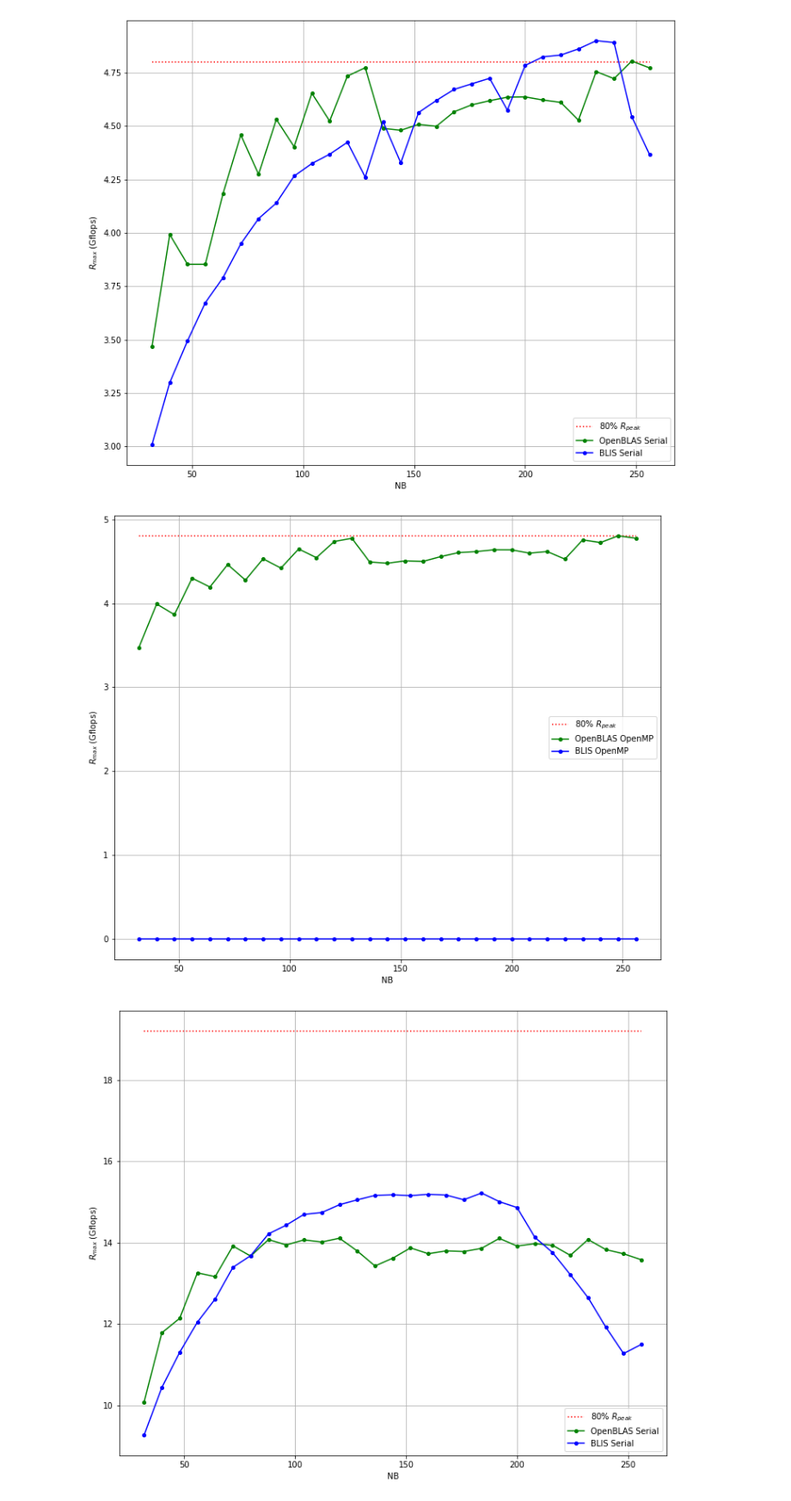
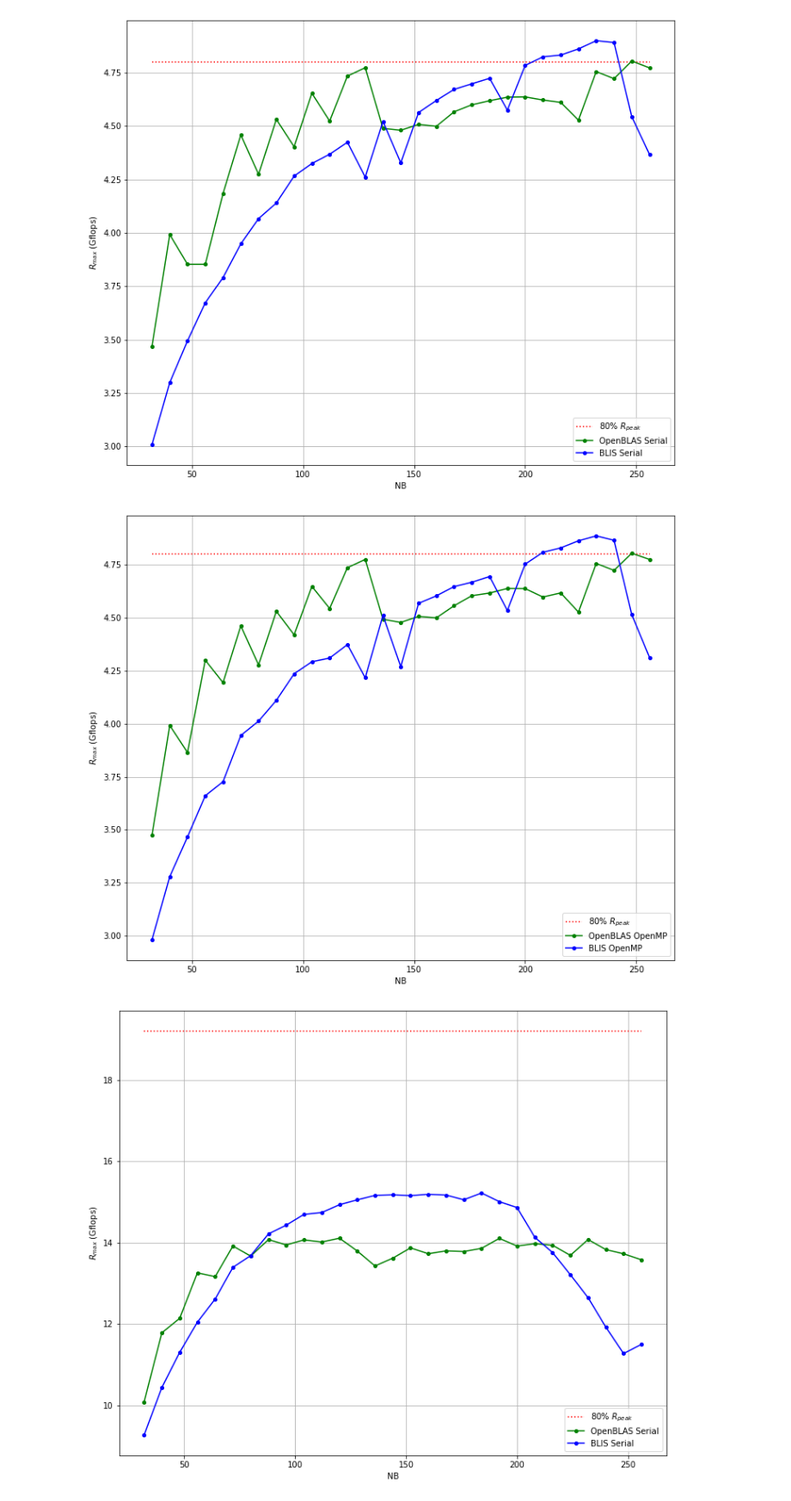
Before and after one commit to johnduffymsc/dissertation, a Jupyter notebook: picluster.ipynb, the cells around one changed output. Shown: that part at 86% size. Cells and saved outputs as stored; diff of their text form; code cells hidden in the pictures.

```diff
--- a/picluster.ipynb
+++ b/picluster.ipynb
@@ -174,64 +174,64 @@ openblas_openmp = [
     4.4988e+00,
     4.5559e+00,
     4.6034e+00,
     4.6161e+00,
     4.6374e+00,
     4.6368e+00,
     4.5972e+00,
     4.6166e+00,
     4.5262e+00,
     4.7554e+00,
     4.7229e+00,
     4.8034e+00,
     4.7744e+00
 ]
 
 blis_openmp = [
-    0,
-    0,
-    0,
-    0,
-    0,
-    0,
-    0,
-    0,
-    0,
-    0,
-    0,
-    0,
-    0,
-    0,
-    0,
-    0,
-    0,
-    0,
-    0,
-    0,
-    0,
-    0,
-    0,
-    0,
-    0,
-    0,
-    0,
-    0,
-    0
+    2.9813e+00,
+    3.2788e+00,
+    3.4664e+00,
+    3.6604e+00,
+    3.7267e+00,
+    3.9445e+00,
+    4.0123e+00,
+    4.1100e+00,
+    4.2354e+00,
+    4.2921e+00,
+    4.3095e+00,
+    4.3731e+00,
+    4.2167e+00,
+    4.5103e+00,
+    4.2690e+00,
+    4.5673e+00,
+    4.6026e+00,
+    4.6463e+00,
+    4.6668e+00,
+    4.6939e+00,
+    4.5335e+00,
+    4.7521e+00,
+    4.8080e+00,
+    4.8288e+00,
+    4.8622e+00,
+    4.8853e+00,
+    4.8647e+00,
+    4.5139e+00,
+    4.3119e+00
 ]
 
 plt.figure(figsize=(12, 10))
 #plt.title("Baseline $R_{max}$ vs NB 1 Core 80% Memory")
 plt.plot([32, 256], [R_PEAK_PER_CORE_80, R_PEAK_PER_CORE_80], ":", markersize=4, color="red")
 plt.plot(nb, openblas_openmp, "-go", markersize=4)
 plt.plot(nb, blis_openmp, "-bo", markersize=4)
 plt.xlabel("NB")
 plt.ylabel("$R_{max}$ (Gflops)")
 plt.legend(["80% $R_{peak}$", "OpenBLAS OpenMP", "BLIS OpenMP"])
 plt.grid()
 plt.savefig("openmp_gflops_vs_nb_1_core_80_percent_memory.pdf", bbox_inches="tight")
-plt.savefig("openmp_vs_nb_1_core_80_percent_memory.png", bbox_inches="tight")
+plt.savefig("openmp_gflops_vs_nb_1_core_80_percent_memory.png", bbox_inches="tight")
 plt.show()
 # %% [output]
-[figure, old version]
+[figure, new version]
 # %%
 # OpenMPI Gflops vs NB for 1 node using 80% memory.
 
```
Also changed, not shown: 2 other files.
